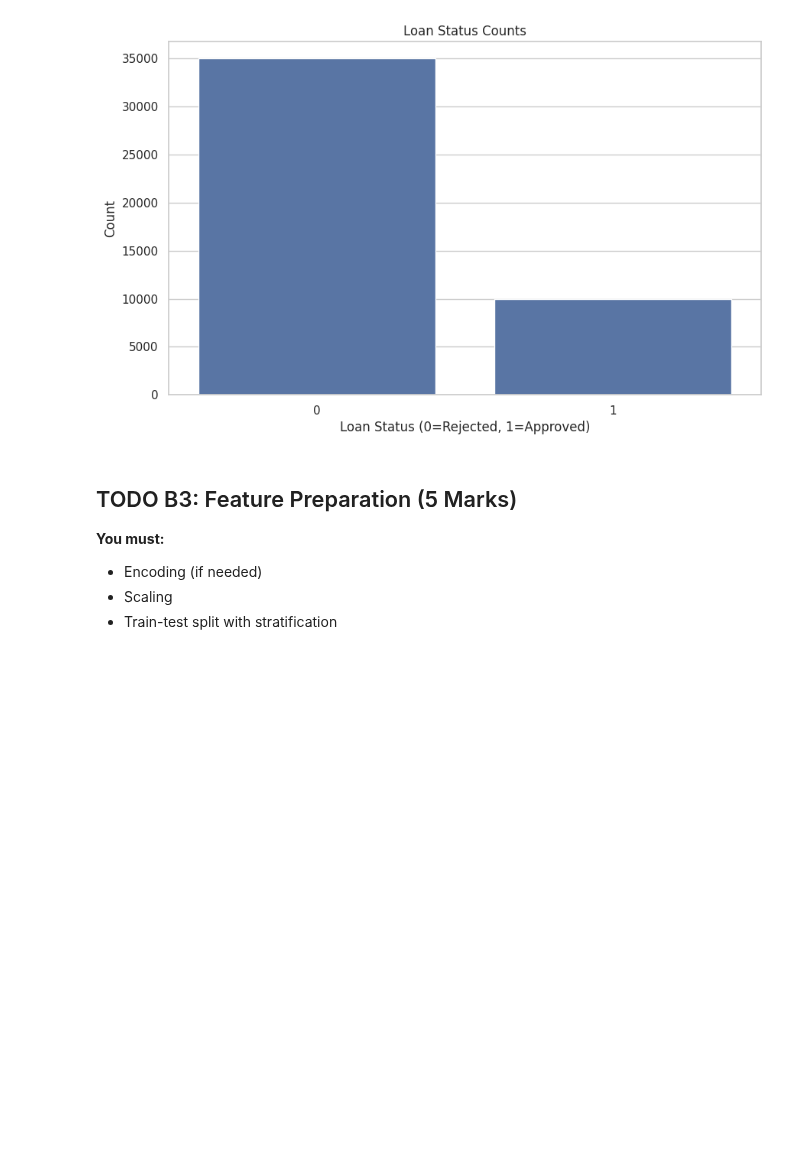
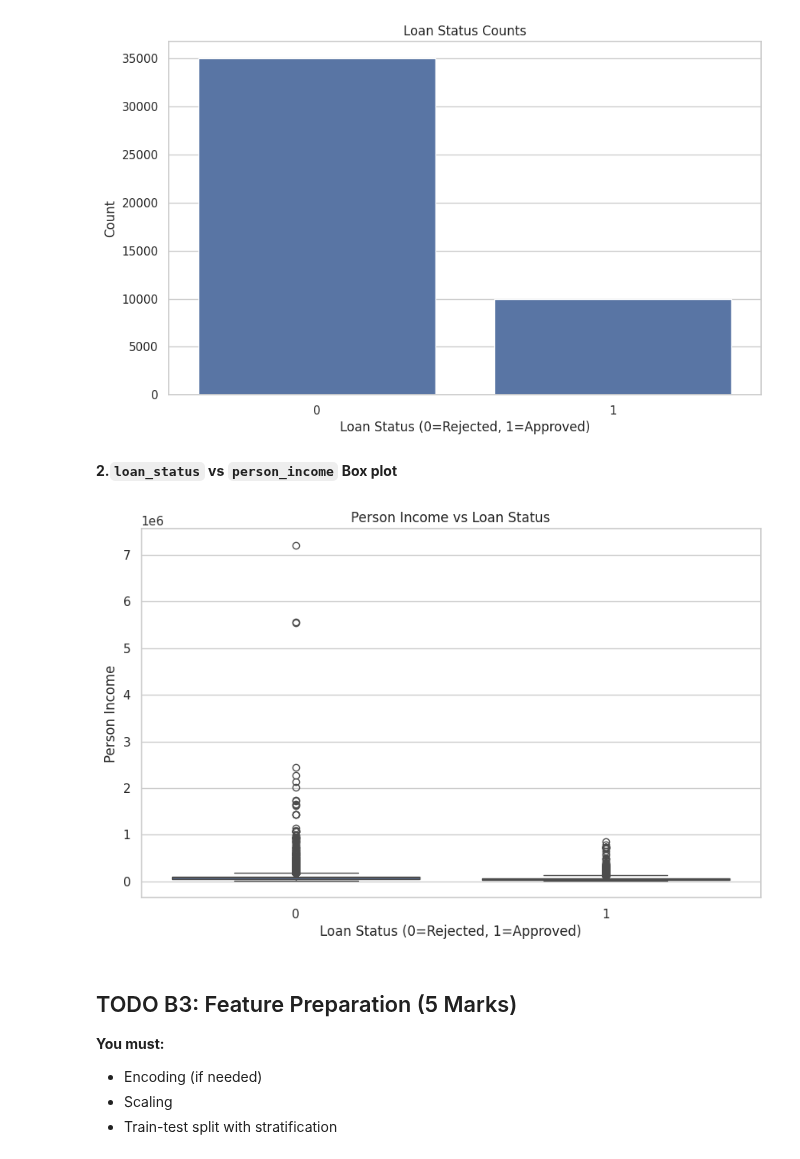
Before and after one commit to joyant-s-g-j/AI-ML-Practices, a Jupyter notebook: machine_learning/Joyant_Sheikhar_Gupta_Joy_AI_ML_Assignment_3_Module_19.ipynb, the cells around one changed output. Cells and saved outputs as stored; diff of their text form; code cells hidden in the pictures; blank space fills up the shorter version.

Commit message:
loan_status vs person_income Box plot

```diff
--- a/machine_learning/Joyant_Sheikhar_Gupta_Joy_AI_ML_Assignment_3_Module_19.ipynb
+++ b/machine_learning/Joyant_Sheikhar_Gupta_Joy_AI_ML_Assignment_3_Module_19.ipynb
@@ -437,6 +437,16 @@ plt.title("Loan Status Counts")
 plt.show()
 # %% [output]
 [figure]
+# %% [markdown]
+**2.`loan_status` vs `person_income` Box plot**
+# %%
+sns.boxplot(x='loan_status', y="person_income", data=df2)
+plt.xlabel('Loan Status (0=Rejected, 1=Approved)')
+plt.ylabel("Person Income")
+plt.title("Person Income vs Loan Status")
+plt.show()
+# %% [output]
+[figure, added]
 # %% [markdown]
 ## TODO B3: Feature Preparation (5 Marks)
 **You must:**
```
Also changed, not shown: parts of 1 cell of this notebook.
